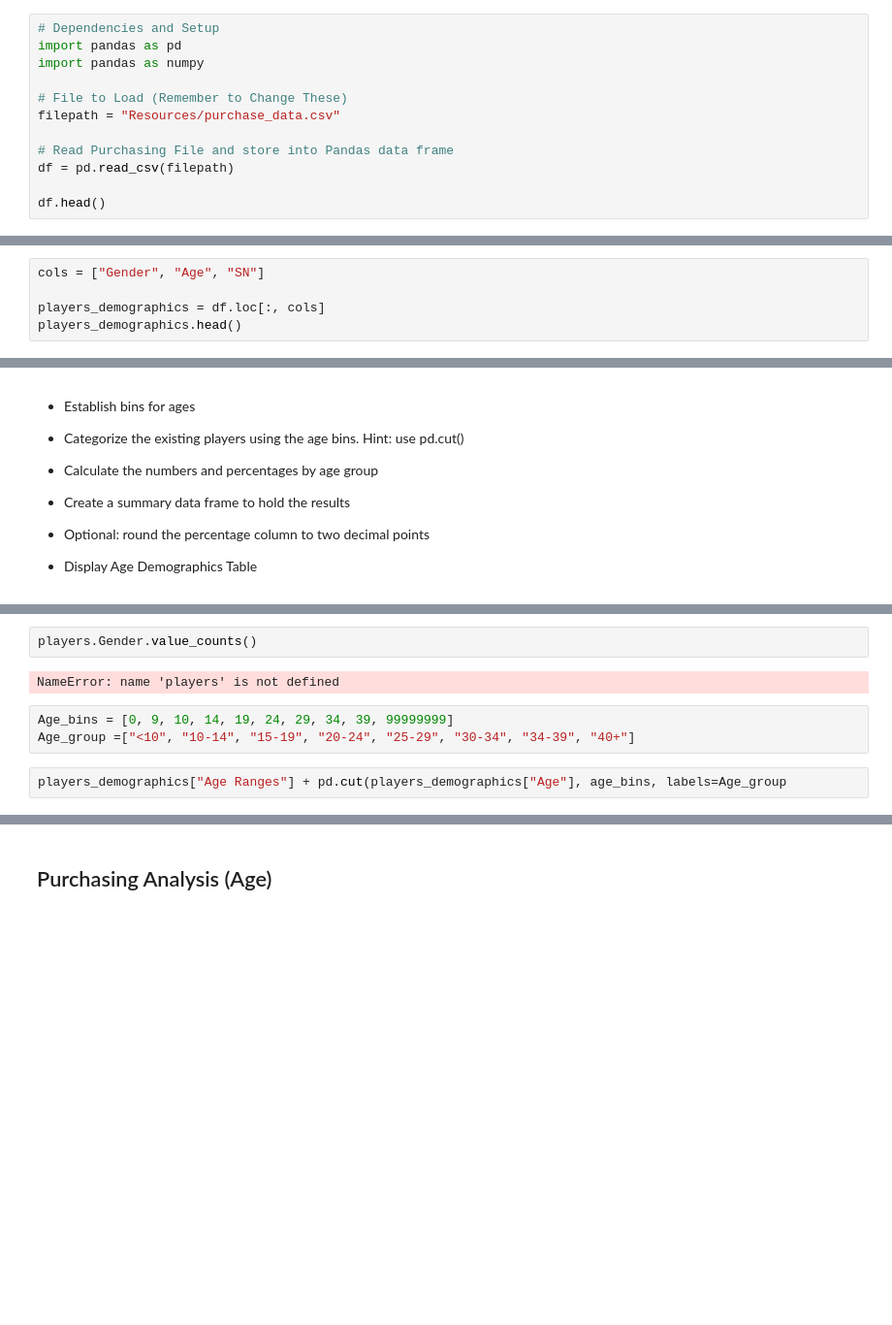
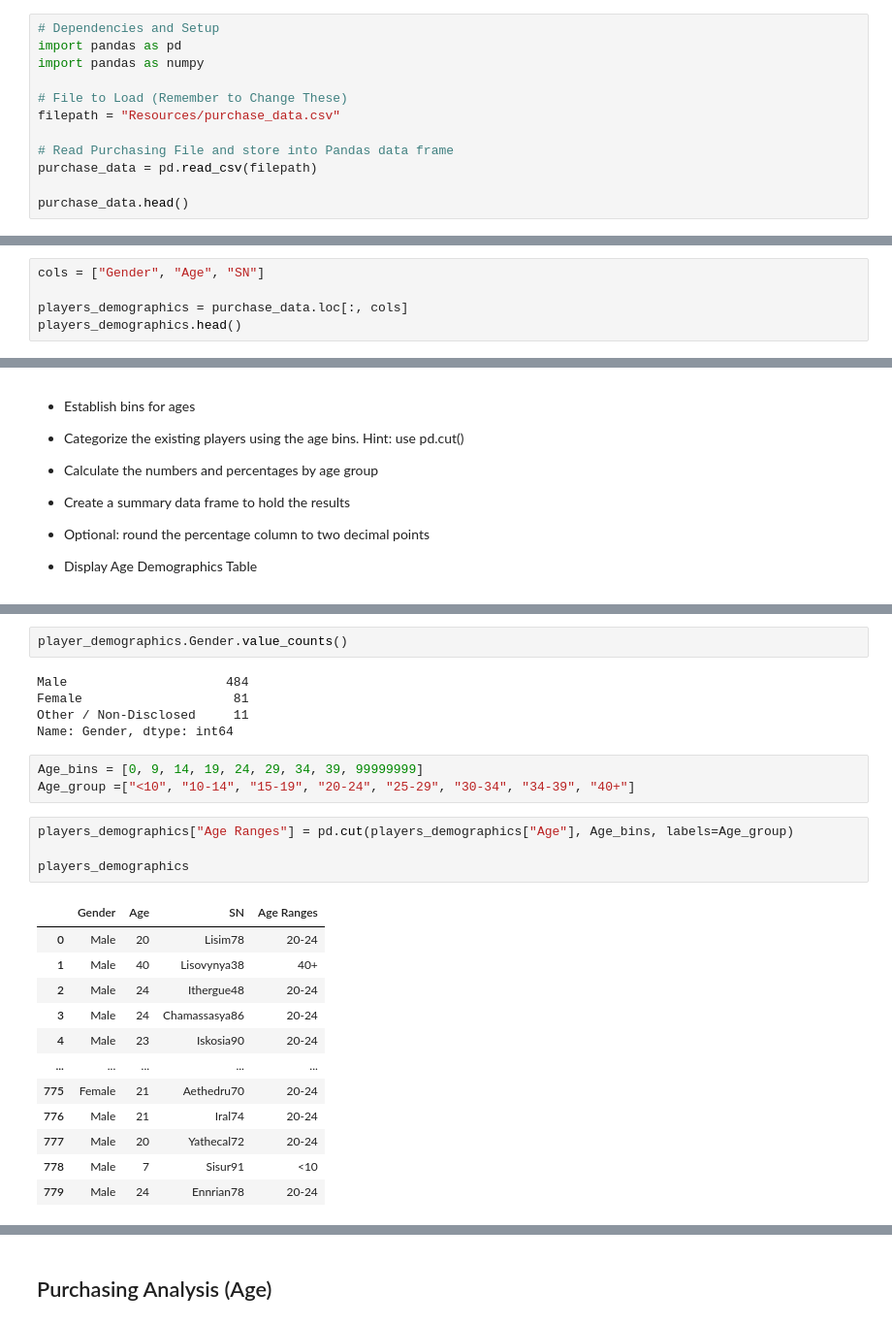
Before and after one commit to fmaramba7/pandas-challen-ge, a Jupyter notebook: HeroesOfPymoli/homework.ipynb, the cells around one changed output, grey strips where cells are left out. Shown at 97% size. Drawn from its saved outputs; the diff is of its cells as text; blank space fills up the shorter version.

```diff
--- a/HeroesOfPymoli/homework.ipynb
+++ b/HeroesOfPymoli/homework.ipynb
@@ -10,9 +10,9 @@ import pandas as numpy
 filepath = "Resources/purchase_data.csv"
 
 # Read Purchasing File and store into Pandas data frame
-df = pd.read_csv(filepath)
+purchase_data = pd.read_csv(filepath)
 
-df.head()
+purchase_data.head()
 # %% [output]
 |  | Purchase ID | SN | Age | Gender | Item ID | Item Name | Price |
 | 0 | 0 | Lisim78 | 20 | Male | 108 | Extraction, Quickblade Of Trembli... | 3.53 |
@@ -114,7 +112,7 @@ df.head()
 # %%
 cols = ["Gender", "Age", "SN"]
 
-players_demographics = df.loc[:, cols]
+players_demographics = purchase_data.loc[:, cols]
 players_demographics.head()
 # %% [output]
 |  | Gender | Age | SN |
@@ -237,12 +228,29 @@ df.head
 
 [780 rows x 7 columns]>
 # %%
-players.Gender.value_counts()
+player_demographics.Gender.value_counts()
 # %% [output]
-NameError: name 'players' is not defined
+Male                     484
+Female                    81
+Other / Non-Disclosed     11
+Name: Gender, dtype: int64
 # %%
-Age_bins = [0, 9, 10, 14, 19, 24, 29, 34, 39, 99999999]
+Age_bins = [0, 9, 14, 19, 24, 29, 34, 39, 99999999]
 Age_group =["<10", "10-14", "15-19", "20-24", "25-29", "30-34", "34-39", "40+"]
 # %%
-players_demographics["Age Ranges"] + pd.cut(players_demographics["Age"], age_bins, labels=Age_group
+players_demographics["Age Ranges"] = pd.cut(players_demographics["Age"], Age_bins, labels=Age_group)
+
+players_demographics
 # %% [output]
+|  | Gender | Age | SN | Age Ranges |
+| 0 | Male | 20 | Lisim78 | 20-24 |
+| 1 | Male | 40 | Lisovynya38 | 40+ |
+| 2 | Male | 24 | Ithergue48 | 20-24 |
+| 3 | Male | 24 | Chamassasya86 | 20-24 |
+| 4 | Male | 23 | Iskosia90 | 20-24 |
+| ... | ... | ... | ... | ... |
+| 775 | Female | 21 | Aethedru70 | 20-24 |
+| 776 | Male | 21 | Iral74 | 20-24 |
+| 777 | Male | 20 | Yathecal72 | 20-24 |
+| 778 | Male | 7 | Sisur91 | <10 |
+| 779 | Male | 24 | Ennrian78 | 20-24 |
```
Also changed, not shown: parts of 26 cells of this notebook.
